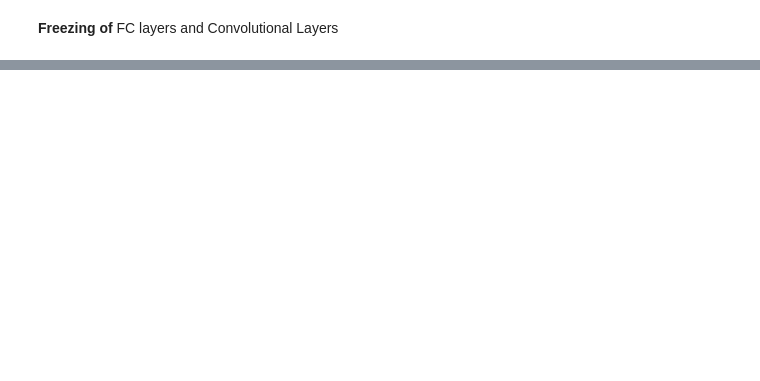
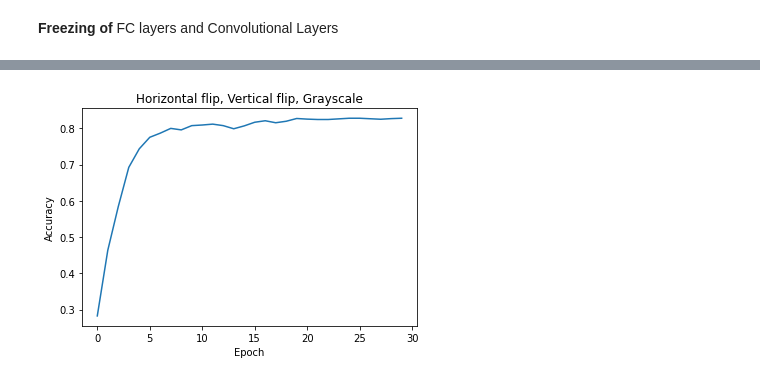
Before and after one commit to cpeluso/HW2-Image-Classification, a Jupyter notebook: HW2_Deep_Learning.ipynb, the cells around one changed output, grey strips where cells are left out. Drawn from its saved outputs; the diff is of its cells as text; code cells hidden in the pictures; blank space fills up the shorter version.

```diff
--- a/HW2_Deep_Learning.ipynb
+++ b/HW2_Deep_Learning.ipynb
@@ -637,0 +712,80 @@ plot_accuracies_and_losses(accuracies, losses)
+# %%
+# Restore default parameters
+DEVICE, NUM_CLASSES, BATCH_SIZE, LR, MOMENTUM, WEIGHT_DECAY, NUM_EPOCHS, STEP_SIZE, GAMMA, LOG_FREQUENCY = load_default_parameters()
+
+# Load sets of transformations
+# (train_transform, eval_transform)
+transformations_sets = load_transformations_for_data_augmentation()
+
+# Define structures for accuracies and losses
+accuracies = dict()
+losses = dict()
+nets_best_accuracy = dict()
+
+print(transformations_sets)
+
+for transformations_set in transformations_sets:
+  train_transform = transformations_set[0]
+  eval_transform = transformations_set[1]
+  title = transformations_set[2]
+
+  val_dataloader = DataLoader(val_dataset, batch_size=BATCH_SIZE, shuffle=False, num_workers=4)
+  train_dataloader = DataLoader(train_dataset, batch_size=BATCH_SIZE, shuffle=True, num_workers=4, drop_last=True)
+
+  # Initialize structures for accuracies and losses
+  accuracies[transformations_set] = []
+  losses[transformations_set] = []
+
+  # Prepare Network
+  net = alexnet(pretrained=True)
+  net.classifier[6] = nn.Linear(4096, NUM_CLASSES)
+
+  # Prepare Training
+  criterion = nn.CrossEntropyLoss()
+  parameters_to_optimize = net.parameters()
+  optimizer = optim.SGD(parameters_to_optimize, lr=LR, momentum=MOMENTUM, weight_decay=WEIGHT_DECAY)
+  scheduler = optim.lr_scheduler.StepLR(optimizer, step_size=STEP_SIZE, gamma=GAMMA)
+  net = net.to(DEVICE)
+
+  cudnn.benchmark
+
+  current_step = 0
+  best_accuracy = float(0)
+  filename = "model_" + str(LR).replace(".", "") + str(STEP_SIZE) + str(NUM_EPOCHS) +".pth"
+
+  for epoch in range(NUM_EPOCHS):
+    print('Starting epoch {}/{}, LR = {}'.format(epoch+1, NUM_EPOCHS, scheduler.get_last_lr()))
+
+    for images, labels in train_dataloader:
+
+      images = images.to(DEVICE)
+      labels = labels.to(DEVICE)
+
+      net.train()
+      optimizer.zero_grad()
+      outputs = net(images)
+      loss = criterion(outputs, labels)
+      loss.backward()
+      optimizer.step()
+      current_step += 1
+
+    scheduler.step()
+
+    # Evaluate network on validation set, save accuracy and loss
+    accuracy = evaluate_neural_network_on_validation_set(net)
+    accuracies[transformations_set].append( (epoch, accuracy) )
+    losses[transformations_set].append( (epoch, loss.item()))
+
+    # Save the model if this epoch produced the best accuracy value on validation set
+    if accuracy > best_accuracy:
+      torch.save(net.state_dict(), filename)
+      nets_best_accuracy[transformations_set] = (epoch, accuracy, filename)
+      best_accuracy = accuracy
+
+  output.clear()
+
+# Plot results
+for transformations_set in transformations_sets:
+  plot_accuracies_and_losses(accuracies[transformations_set],losses[transformations_set], title)
+# %% [output]
+[figure, added]
```
Also changed, not shown: parts of 10 cells of this notebook.
